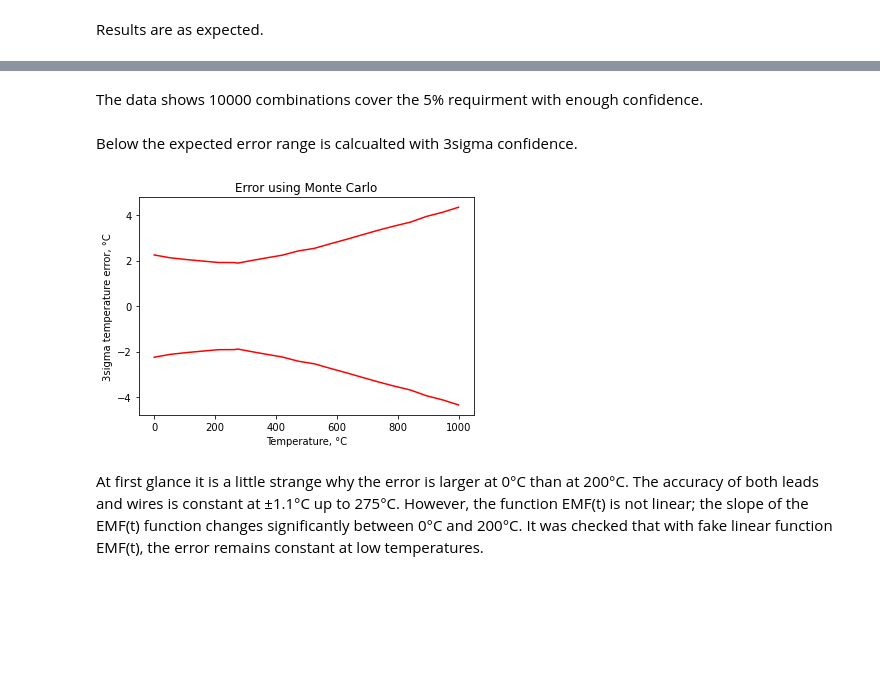
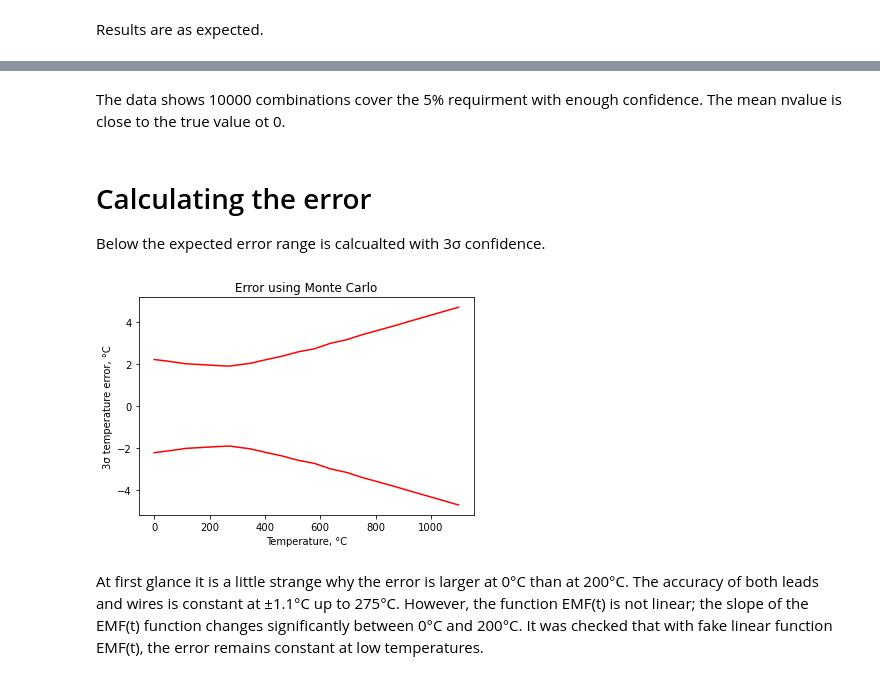
Before and after one commit to Chehlarov/Math-for-devs, a Jupyter notebook: 99 - TC project/N-type thermocouple accuracy calculation using Monte Carlo.ipynb, the cells around one changed output, grey strips where cells are left out. Drawn from its saved outputs; the diff is of its cells as text; code cells hidden in the pictures; blank space fills up the shorter version.

```diff
--- a/99 - TC project/N-type thermocouple accuracy calculation using Monte Carlo.ipynb
+++ b/99 - TC project/N-type thermocouple accuracy calculation using Monte Carlo.ipynb
@@ -12,9 +35,7 @@ In this study both leads and wires are delivered according ASTM E230 Type N ther
 def leads_accuracy(Thot):
     """
     Thot is the temperature of the hot junction in °C
-    The output is the maximum acceptable deviation in °C
-    It is assumed the lead supplier delivers TC pairs within the acceptable interval
-    with 3 sigma confidence (99.7%;Ppk = 1)
+    The output is the absolute maximum acceptable deviation in °C
     """
     if Thot >= 0:
         return np.maximum(1.1, 0.004 * Thot)
@@ -24,9 +45,7 @@ def leads_accuracy(Thot):
 def wires_accuracy(Thot):
     """
     Thot is the temperature of the hot junction in °C
-    The output is the maximum acceptable deviation in °C
-    It is assumed the wire supplier delivers TC pairs within the acceptable interval
-    with 3 sigma confidence (99.7%;Ppk = 1)
+    The output is the absolute maximum acceptable deviation in °C
     """
     if Thot >= 0:
         return np.maximum(1.1, 0.004 * Thot)
@@ -57,7 +76,6 @@ def temperature_typeN(emf):
     E is the thermocouple emf in mV
     returns in °C
     """
-
     #the last is the free coeficent
     poly1 = np.poly1d([0.0073138868, 0.11582665, 0.77075166, 2.7754916, 5.8488586, 7.2060525, 5.2229312, 1.1010485, 38.436847,0])
     poly2 = np.poly1d([-0.0000000798156, 0.0000053928, -0.000117272, -0.00000212169, 0.0470205, -1.08267, 38.6896, 0])
@@ -70,7 +88,7 @@ def temperature_typeN(emf):
     elif 20.613 <= emf <= 47.513:
         return poly3(emf)
     else:
-        raise ValueError(f"EMF value of {emf} outside specified range!")
+        raise ValueError(f"EMF value of {emf}mV is outside specified range!")
 
 def emf_typeN(t):
     """
@@ -108,12 +126,10 @@ def emf_typeN_derivative(t):
     else:
         raise ValueError("Temperature outside specified range -270 to 1300°C")
 
+
+# the correctness of the polynominal coeficents is tested below.
+# Keep in mind the forward and backward fucntion are approximations. Small diffrences are expected.
 # print(temperature_typeN(emf_typeN(-200)))
-# print(temperature_typeN(emf_typeN(-10)))
-# print(temperature_typeN(emf_typeN(0)))
-# print(temperature_typeN(emf_typeN(100)))
-# print(temperature_typeN(emf_typeN(500)))
-# print(temperature_typeN(emf_typeN(1200)))
 
 # the code below defines fake function to test the effect of non-linearity of EMF vs temperature
 # def temperature_typeN(x):
@@ -160,13 +177,18 @@ Keep in mind that both ends of one TC pair add error.
 It will be assumed the temperature of the weld between the leads and wires is at the minimum of 0.3*T and 260°C. This assumption is realsitic, the upper limit of 260°C is defined by the resistance of the FKM seal. Also the accuracy limits are the same (±1.1°C) up to 275°C.
 The temperature of the cold junction will be assumed 25°C. This value is below 275°C and the added error will be ±1.1°C.
 # %%
-def error_monte_carlo(t, t_cold_junction = 20, number_of_combos = 10000):
-    trh = np.minimum(0.3*t, 260)
+def error_monte_carlo(t, t_weld = None, t_cold_junction = None, number_of_combos = None):
+    if t_weld is None:
+        t_weld = np.minimum(0.3*t, 260)
+    if t_cold_junction is None:
+        t_cold_junction = 20
+    if number_of_combos is None:
+        number_of_combos = 10000
     errors = np.zeros(number_of_combos, dtype=float)
     for i in range(number_of_combos):
         v_leads = emf_typeN(np.random.default_rng().normal(loc=t, scale=leads_accuracy(t) / 3)) - \
-                  emf_typeN(np.random.default_rng().normal(loc=trh, scale=leads_accuracy(trh) / 3))
-        v_wires = emf_typeN(np.random.default_rng().normal(loc=trh, scale=wires_accuracy(trh) / 3)) - \
+                  emf_typeN(np.random.default_rng().normal(loc=t_weld, scale=leads_accuracy(t_weld) / 3))
+        v_wires = emf_typeN(np.random.default_rng().normal(loc=t_weld, scale=wires_accuracy(t_weld) / 3)) - \
                   emf_typeN(np.random.default_rng().normal(loc=t_cold_junction, scale=wires_accuracy(t_cold_junction) / 3))
         v_cold_junction = v_leads + v_wires
         # we are assuming the electronics adds no error; below is the calcualtion done by the electronics
@@ -175,8 +197,8 @@ def error_monte_carlo(t, t_cold_junction = 20, number_of_combos = 10000):
         errors[i] = t_calculated - t
     return errors
 
-def range_of_error_monte_carlo(t, t_cold_junction = 20, number_of_combos = 10000):
-    errors = error_monte_carlo(t, t_cold_junction, number_of_combos)
+def range_of_error_monte_carlo(t, t_weld = None, t_cold_junction = None, number_of_combos = None):
+    errors = error_monte_carlo(t, t_weld, t_cold_junction, number_of_combos)
     return np.mean(errors), np.std(errors)
 # %% [markdown]
 Testing the function at 1000°C:
@@ -273,24 +273,22 @@ measurment_accuracy_mc()
 # %% [markdown]
-The data shows 10000 combinations cover the 5% requirment with enough confidence.
+The data shows 10000 combinations cover the 5% requirment with enough confidence. The mean nvalue is close to the true value ot 0.
 # %% [markdown]
-Below the expected error range is calcualted with 3sigma confidence.
+# Calculating the error
+Below the expected error range is calcualted with 3σ confidence.
 # %%
 def error_in_temperature_range(t_min, t_max, function):
     x = np.linspace(t_min, t_max, 20)
     x = np.sort(np.append(x, [1.1/0.004])) #adding a key point from lead accuracy specificaion
-
     y, y_dev = np.vectorize(function)(x)
-#     print(*list(zip(x, y_dev)), sep='\n')
     plt.plot(x, 3*y_dev, color = "red")
-#     plt.plot(x, y, color = "black") # the mean should be 0.0
     plt.plot(x, -3*y_dev, color = "red")
+    plt.title("Error using Monte Carlo")
     plt.xlabel("Temperature, °C")
-    plt.ylabel("3sigma temperature error, °C")
-    plt.title("Error using Monte Carlo")
+    plt.ylabel("3σ temperature error, °C")
     plt.show()
-error_in_temperature_range(0, 1000, range_of_error_monte_carlo)
+error_in_temperature_range(0, 1100, range_of_error_monte_carlo)
 # %% [output]
-[figure, old version]
+[figure, new version]
 # %% [markdown]
 At first glance it is a little strange why the error is larger at 0°C than at 200°C. The accuracy of both leads and wires is constant at ±1.1°C up to 275°C. However, the function EMF(t) is not linear; the slope of the EMF(t) function changes significantly between 0°C and 200°C. It was checked that with fake linear function EMF(t), the error remains constant at low temperatures.
 # %% [markdown]
```
Also changed, not shown: parts of 20 cells of this notebook.
